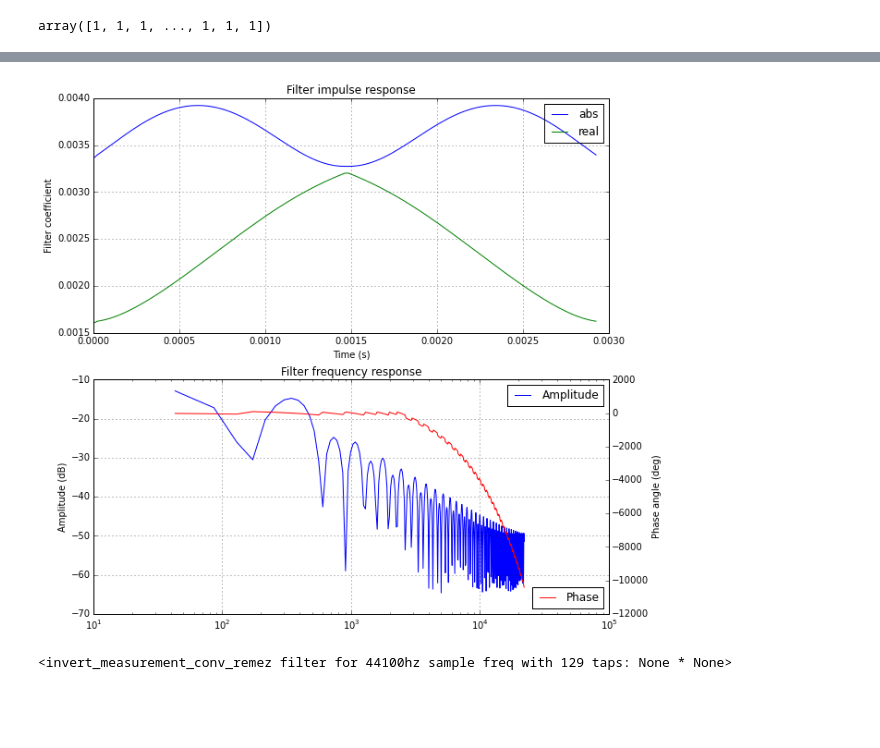
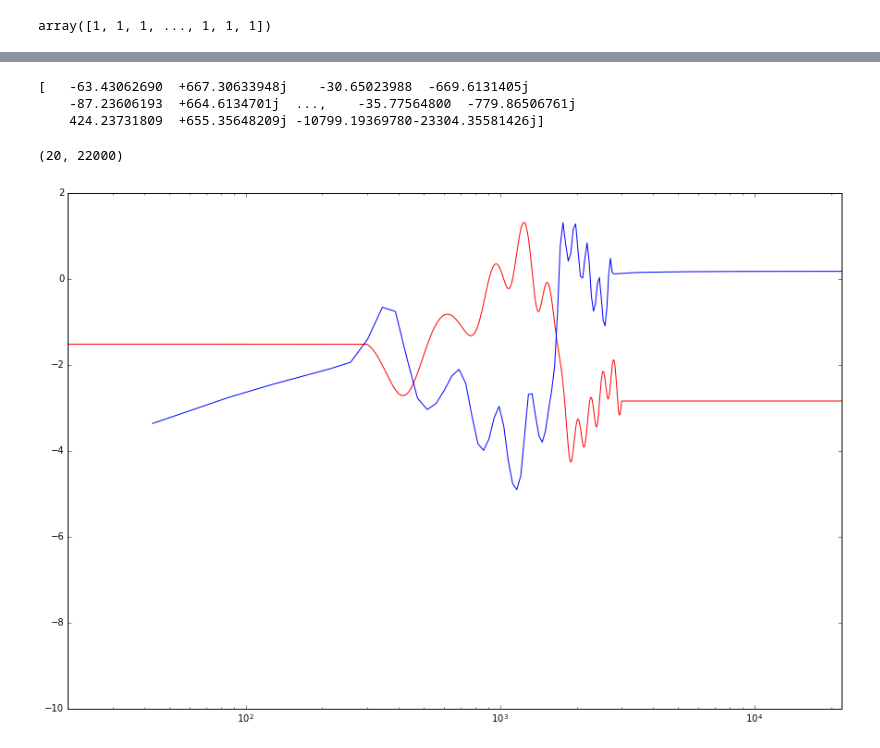
Before and after one commit to axiak/speakers, a Jupyter notebook: notebooks/HilbertFun.ipynb, the cells around one changed output, grey strips where cells are left out. Cells and saved outputs as stored; diff of their text form; code cells hidden in the pictures; blank space fills up the shorter version.

```diff
--- a/notebooks/HilbertFun.ipynb
+++ b/notebooks/HilbertFun.ipynb
@@ -45,7 +45,32 @@ pyplot.xlim(20, 22000)
-# %%
-print "test"
-# %% [output]
-[figure, removed]
-<invert_measurement_conv_remez filter for 44100hz sample freq with 129 taps: None * None>
+# %%
+impulse_response = filter_factory._read_ir_file('../measurements/midrangeleft1.txt.gz', -.001, 0.004)
+sample_freq, new_fft = filter_factory._build_freq_response(impulse_response, 300, 3000)
+new_fft = 1. / new_fft
+phase = -numpy.imag(scipy.signal.hilbert(numpy.log(numpy.abs(new_fft) ** 4)))
+min_phase_fft = numpy.exp(phase * 1j) * numpy.abs(new_fft) # e^( cos(x) + i sin(x))
+print min_phase_fft
+min_phase_ifft = scipy.fftpack.ifft(min_phase_fft)
+coefs = numpy.real(min_phase_ifft[:filter_factory.filter_size])
+coefs /= numpy.sqrt(numpy.sum(coefs ** 2))
+
+sample_freq, new_fft = filter_factory._build_freq_response(impulse_response, 300, 3000)
+
+plot_items = len(new_fft) / 2
+
+(freq, ampl) = scipy.signal.freqz(coefs)
+freq_hz = (freq * f.sample_freq / (2 * numpy.pi))
+
+fig = pyplot.figure(figsize=(15, 10))
+pyplot.semilogx(sample_freq[:plot_items],  20 * numpy.log10(numpy.abs(new_fft))[:plot_items] + 55, 'r-')
+pyplot.semilogx(freq_hz, 20 * numpy.log10(numpy.abs(ampl)), 'b-')
+
+pyplot.xlim(20, 22000)
+#pyplot.ylim(-80, -40)
+# %% [output]
+[   -63.43062690  +667.30633948j    -30.65023988  -669.6131405j
+    -87.23606193  +664.6134701j  ...,    -35.77564800  -779.86506761j
+    424.23731809  +655.35648209j -10799.19369780-23304.35581426j]
+(20, 22000)
+[figure, added]
 # %%
 a
```
Also changed, not shown: parts of 3 cells of this notebook, 1 other file.
